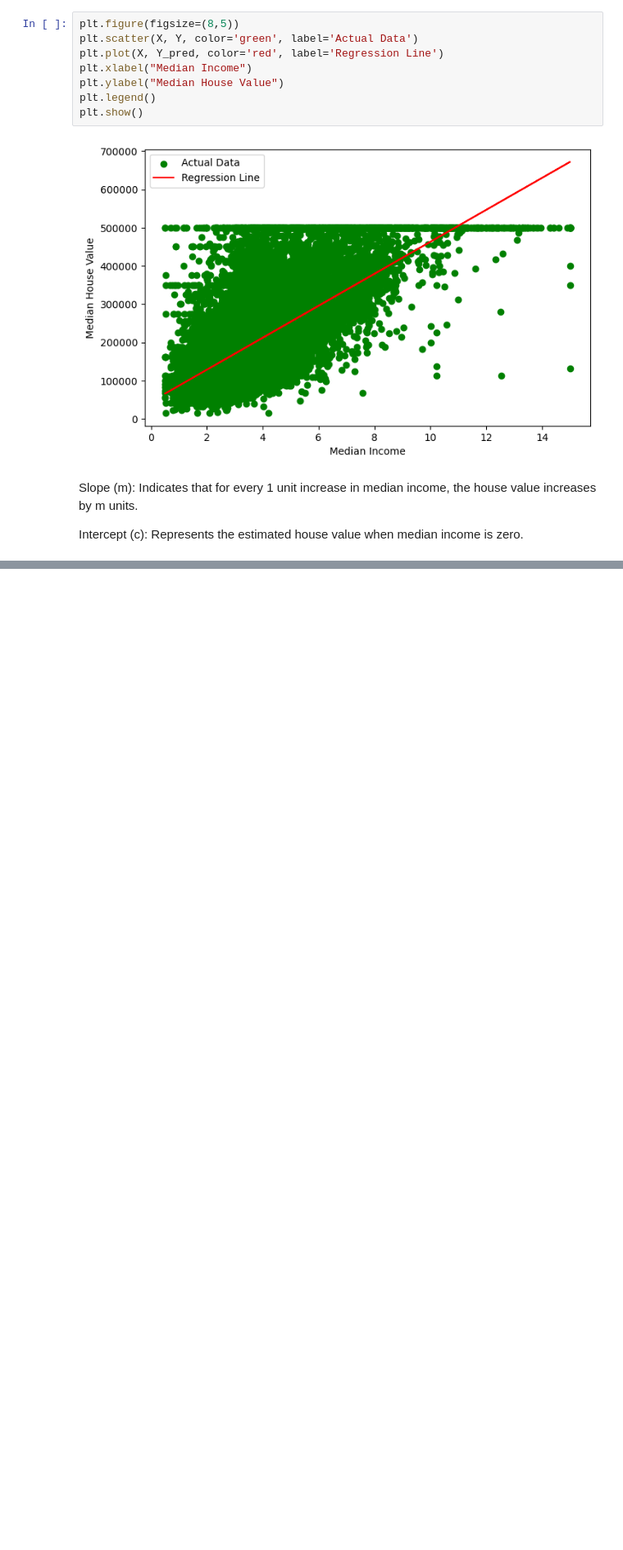
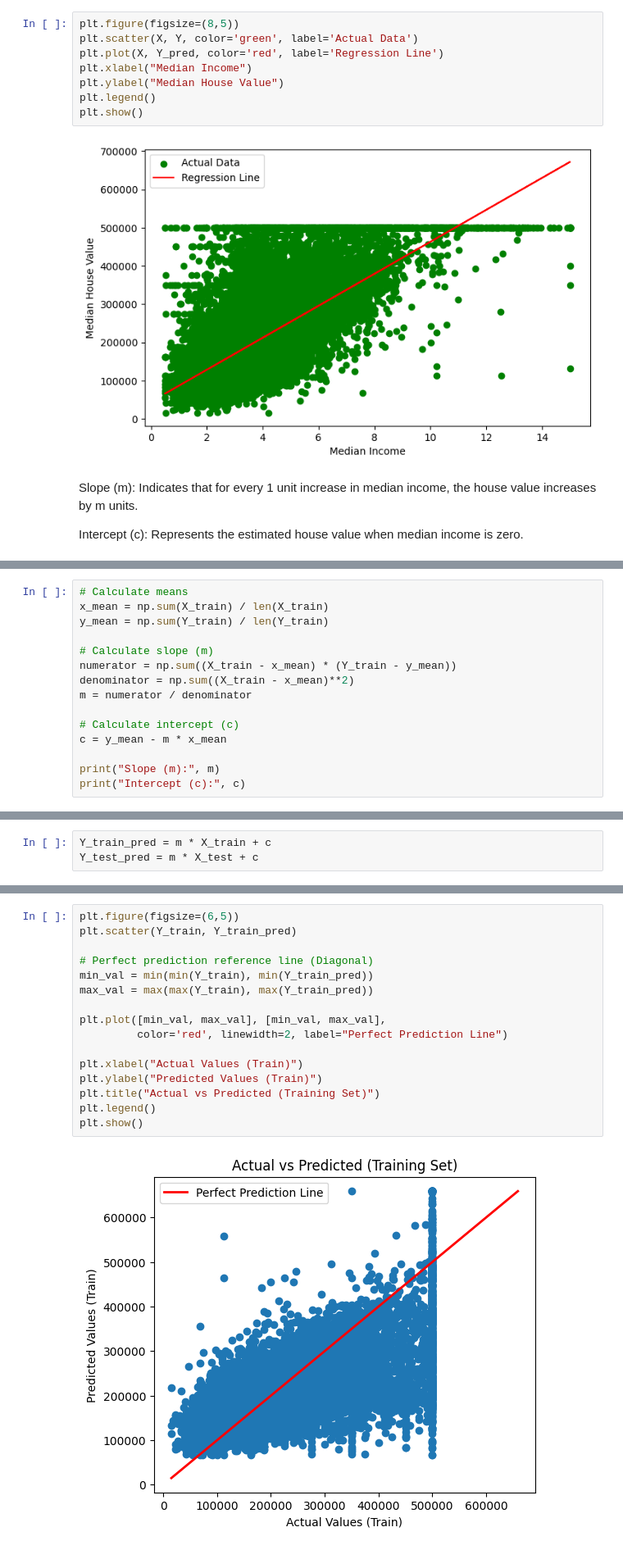
Before and after one commit to Adhittiyaca/House--Price-Prediction, a Jupyter notebook: 01_Adhittiyacaa_model.ipynb, the cells around one changed output, grey strips where cells are left out. Shown at 82% size. Saved outputs shown, nothing was run; the diff lists cells and outputs as text; blank space fills up the shorter version.

Commit message:
Complete EDA with outlier analysis, correlation heatmap, and simple linear regression

```diff
--- a/01_Adhittiyacaa_model.ipynb
+++ b/01_Adhittiyacaa_model.ipynb
@@ -254,0 +269,15 @@ Intercept (c): Represents the estimated house value when median income is zero.
+# %%
+# Calculate means
+x_mean = np.sum(X_train) / len(X_train)
+y_mean = np.sum(Y_train) / len(Y_train)
+
+# Calculate slope (m)
+numerator = np.sum((X_train - x_mean) * (Y_train - y_mean))
+denominator = np.sum((X_train - x_mean)**2)
+m = numerator / denominator
+
+# Calculate intercept (c)
+c = y_mean - m * x_mean
+
+print("Slope (m):", m)
+print("Intercept (c):", c)
@@ -254,0 +289,3 @@ Intercept (c): Represents the estimated house value when median income is zero.
+# %%
+Y_train_pred = m * X_train + c
+Y_test_pred = m * X_test + c
@@ -254,0 +309,18 @@ Intercept (c): Represents the estimated house value when median income is zero.
+# %%
+plt.figure(figsize=(6,5))
+plt.scatter(Y_train, Y_train_pred)
+
+# Perfect prediction reference line (Diagonal)
+min_val = min(min(Y_train), min(Y_train_pred))
+max_val = max(max(Y_train), max(Y_train_pred))
+
+plt.plot([min_val, max_val], [min_val, max_val],
+         color='red', linewidth=2, label="Perfect Prediction Line")
+
+plt.xlabel("Actual Values (Train)")
+plt.ylabel("Predicted Values (Train)")
+plt.title("Actual vs Predicted (Training Set)")
+plt.legend()
+plt.show()
+# %% [output]
+[figure, added]
```
Also changed, not shown: parts of 15 cells of this notebook.
